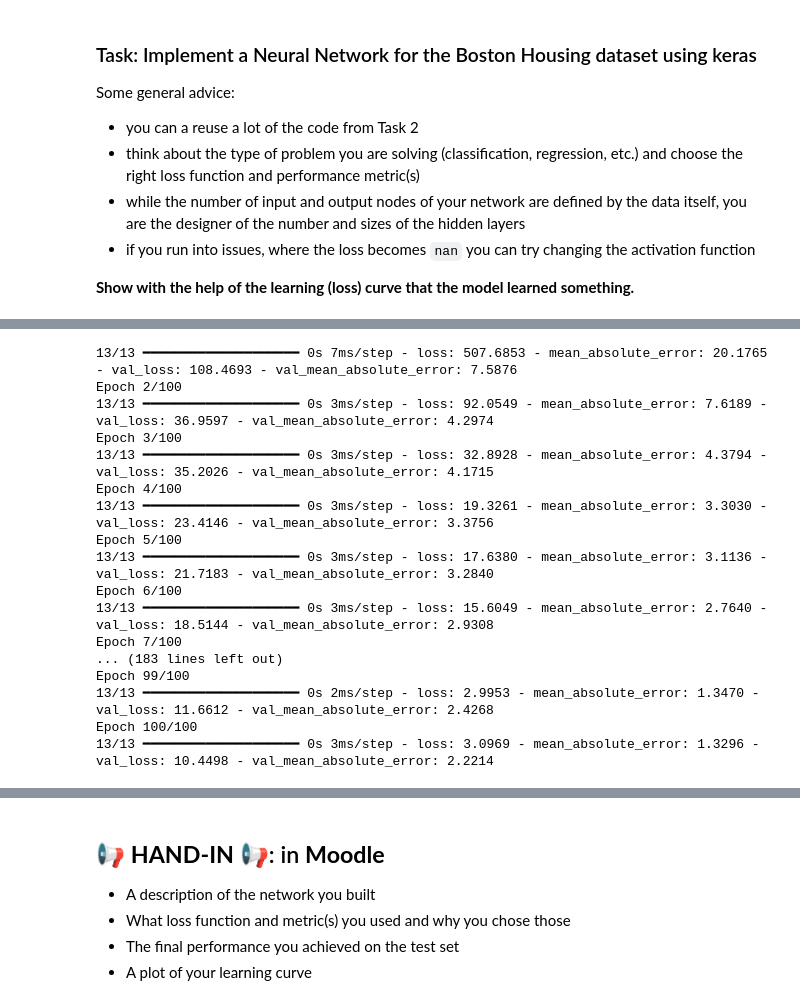
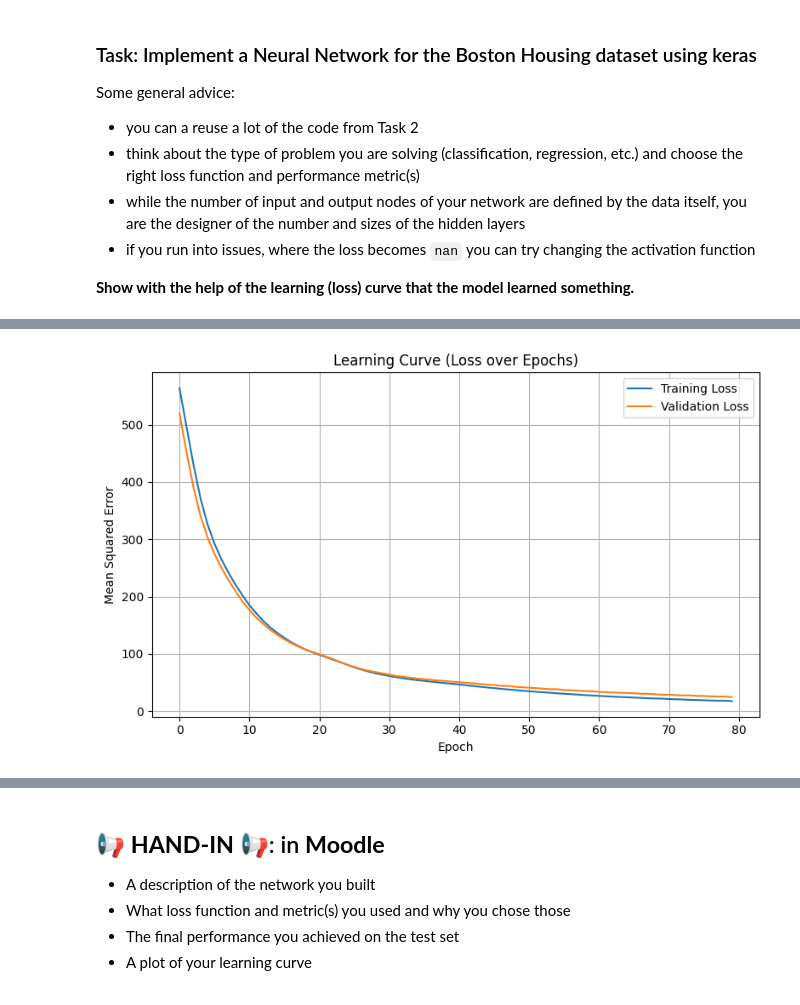
Before and after one commit to michaljohnson/MLDM, a Jupyter notebook: L07/L07_Training_NNs_Assignment.ipynb, the cells around one changed output, grey strips where cells are left out. Cells and saved outputs as stored; diff of their text form; code cells hidden in the pictures.

```diff
--- a/L07/L07_Training_NNs_Assignment.ipynb
+++ b/L07/L07_Training_NNs_Assignment.ipynb
@@ -546,27 +534,60 @@ import numpy as np
 import matplotlib.pyplot as plt
 from keras.models import Sequential
 from keras.layers import Dense
-from keras.datasets import boston_housing
+from keras.losses import MeanSquaredError
+from keras.metrics import MeanAbsoluteError
 from keras.optimizers import Adam
 from sklearn.preprocessing import StandardScaler
 
-# Load the dataset
-(x_train, y_train), (x_test, y_test) = boston_housing.load_data(test_split=0.2, seed=42)
-
-# Normalize the data
+# Normalize data
 scaler = StandardScaler()
 x_train = scaler.fit_transform(x_train)
 x_test = scaler.transform(x_test)
 
-# Build the model
-model = Sequential()
-model.add(Dense(64, activation='relu', input_shape=(x_train.shape[1],)))
-model.add(Dense(32, activation='relu'))
-model.add(Dense(1))  # Output layer for regression
+# Build model
+model = Sequential([
+    Input(shape=(13,)),
+    Dense(64, activation='relu'),
+    Dense(64, activation='sigmoid'),
+    Dense(1)
+])
 
-# Compile the model
-model.compile(optimizer=Adam(learning_rate=0.01), loss='mean_squared_error', metrics=['mean_absolute_error'])
+# Compile model
+model.compile(
+    optimizer=Adam(learning_rate=0.001),
+    loss=MeanSquaredError(),
+    metrics=[MeanAbsoluteError()]
+)
 
-# Train the model
-history = model.fit(x_train, y_train, epochs=100, validation_data=(x_test, y_test), batch_size=32, verbose=1)
+#use early stopping to prevent overfitting
+early_stopping = EarlyStopping(
+    monitor="val_loss",
+    mode="min",
+    patience=1,
+)
+
+# Train model
+history = model.fit(
+    x_train, y_train,
+    validation_split=0.2,
+    epochs=80,
+    batch_size=16,
+    verbose=0  # Suppress training output
+)
+
+## evaluate performance on test set here
+test_loss, test_mae = model.evaluate(x_test, y_test, verbose=0)
+print(f"Test Mean Absolute Error: {test_mae}")
+
+# Plot learning curve
+plt.figure(figsize=(8, 5))
+plt.plot(history.history['loss'], label='Training Loss')
+plt.plot(history.history['val_loss'], label='Validation Loss')
+plt.title("Learning Curve (Loss over Epochs)")
+plt.xlabel("Epoch")
+plt.ylabel("Mean Squared Error")
+plt.legend()
+plt.grid(True)
+plt.tight_layout()
+plt.show()
 # %% [output]
@@ -574,20 +595,4 @@ Epoch 1/100
-13/13 ━━━━━━━━━━━━━━━━━━━━ 0s 7ms/step - loss: 507.6853 - mean_absolute_error: 20.1765 - val_loss: 108.4693 - val_mean_absolute_error: 7.5876
-Epoch 2/100
-13/13 ━━━━━━━━━━━━━━━━━━━━ 0s 3ms/step - loss: 92.0549 - mean_absolute_error: 7.6189 - val_loss: 36.9597 - val_mean_absolute_error: 4.2974
-Epoch 3/100
-13/13 ━━━━━━━━━━━━━━━━━━━━ 0s 3ms/step - loss: 32.8928 - mean_absolute_error: 4.3794 - val_loss: 35.2026 - val_mean_absolute_error: 4.1715
-Epoch 4/100
-13/13 ━━━━━━━━━━━━━━━━━━━━ 0s 3ms/step - loss: 19.3261 - mean_absolute_error: 3.3030 - val_loss: 23.4146 - val_mean_absolute_error: 3.3756
-Epoch 5/100
-13/13 ━━━━━━━━━━━━━━━━━━━━ 0s 3ms/step - loss: 17.6380 - mean_absolute_error: 3.1136 - val_loss: 21.7183 - val_mean_absolute_error: 3.2840
-Epoch 6/100
-13/13 ━━━━━━━━━━━━━━━━━━━━ 0s 3ms/step - loss: 15.6049 - mean_absolute_error: 2.7640 - val_loss: 18.5144 - val_mean_absolute_error: 2.9308
-Epoch 7/100
-... (183 lines left out)
-Epoch 99/100
-13/13 ━━━━━━━━━━━━━━━━━━━━ 0s 2ms/step - loss: 2.9953 - mean_absolute_error: 1.3470 - val_loss: 11.6612 - val_mean_absolute_error: 2.4268
-Epoch 100/100
-13/13 ━━━━━━━━━━━━━━━━━━━━ 0s 3ms/step - loss: 3.0969 - mean_absolute_error: 1.3296 - val_loss: 10.4498 - val_mean_absolute_error: 2.2214
+[figure, added]
 # %%
 # Evaluate the model
 loss, mae = model.evaluate(x_test, y_test, verbose=0)
```
Also changed, not shown: parts of 15 cells of this notebook.
